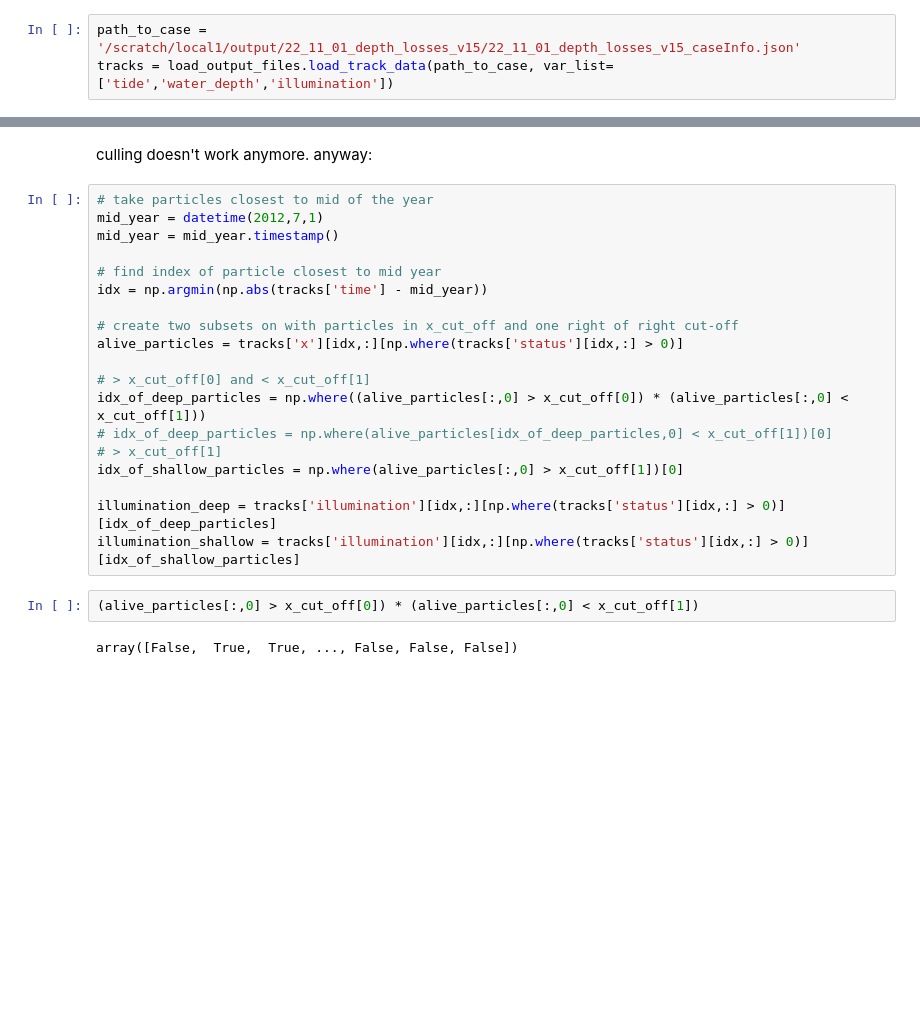
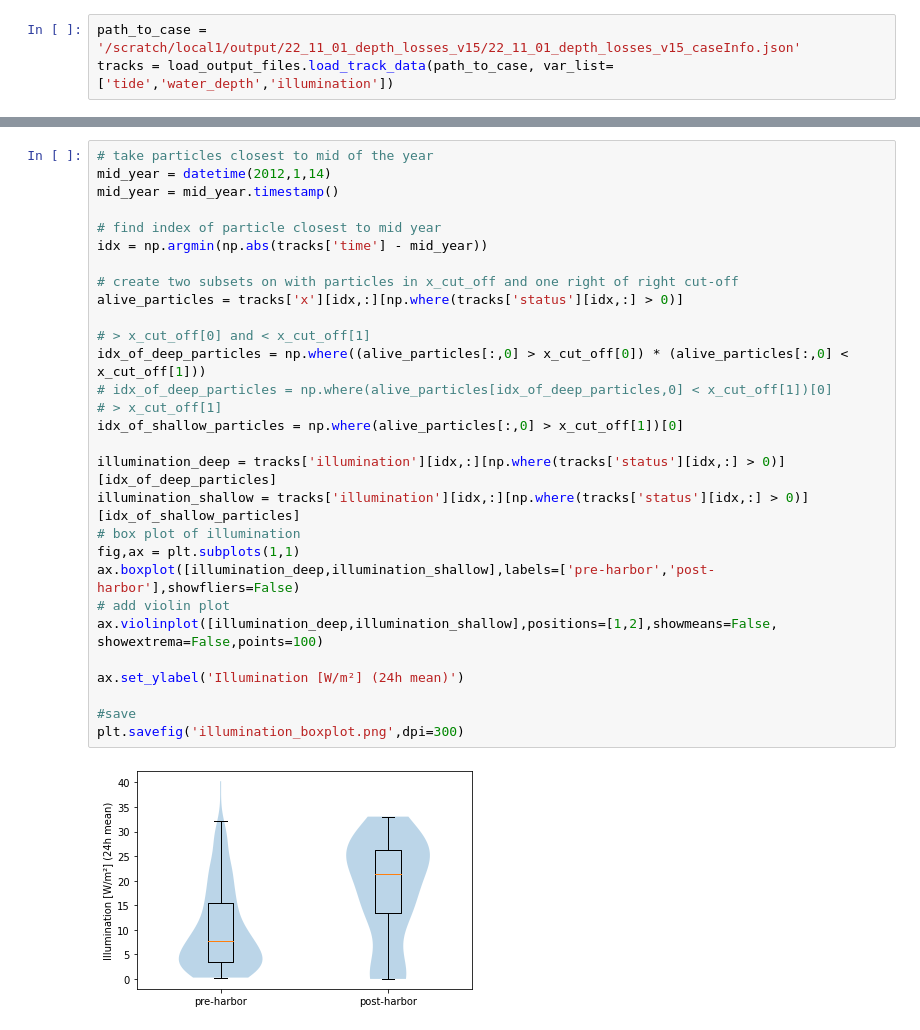
Before and after one commit to 465b/oceantracker, a Jupyter notebook: experiments/collapse/2023-v04/depth_losses_analysis.ipynb, the cells around one changed output, grey strips where cells are left out. Cells and saved outputs as stored; diff of their text form; blank space fills up the shorter version.

```diff
--- a/experiments/collapse/2023-v04/depth_losses_analysis.ipynb
+++ b/experiments/collapse/2023-v04/depth_losses_analysis.ipynb
@@ -423,25 +497,31 @@ ax.plot(t,n_active)
-# %% [markdown]
-culling doesn't work anymore. anyway:
 # %%
 # take particles closest to mid of the year
-mid_year = datetime(2012,7,1)
+mid_year = datetime(2012,1,14)
 mid_year = mid_year.timestamp()
 
 # find index of particle closest to mid year
 idx = np.argmin(np.abs(tracks['time'] - mid_year))
 
 # create two subsets on with particles in x_cut_off and one right of right cut-off
 alive_particles = tracks['x'][idx,:][np.where(tracks['status'][idx,:] > 0)]
 
 # > x_cut_off[0] and < x_cut_off[1]
 idx_of_deep_particles = np.where((alive_particles[:,0] > x_cut_off[0]) * (alive_particles[:,0] < x_cut_off[1]))
 # idx_of_deep_particles = np.where(alive_particles[idx_of_deep_particles,0] < x_cut_off[1])[0]
 # > x_cut_off[1]
 idx_of_shallow_particles = np.where(alive_particles[:,0] > x_cut_off[1])[0]
 
 illumination_deep = tracks['illumination'][idx,:][np.where(tracks['status'][idx,:] > 0)][idx_of_deep_particles]
 illumination_shallow = tracks['illumination'][idx,:][np.where(tracks['status'][idx,:] > 0)][idx_of_shallow_particles]
+# box plot of illumination
+fig,ax = plt.subplots(1,1)
+ax.boxplot([illumination_deep,illumination_shallow],labels=['pre-harbor','post-harbor'],showfliers=False)
+# add violin plot
+ax.violinplot([illumination_deep,illumination_shallow],positions=[1,2],showmeans=False, showextrema=False,points=100)
+
+ax.set_ylabel('Illumination [W/m²] (24h mean)')
+
+#save
+plt.savefig('illumination_boxplot.png',dpi=300)
+# %% [output]
+[figure, added]
-# %%
-(alive_particles[:,0] > x_cut_off[0]) * (alive_particles[:,0] < x_cut_off[1])
-# %% [output]
-array([False,  True,  True, ..., False, False, False])
```
Also changed, not shown: parts of 16 cells of this notebook, 5 other files.
